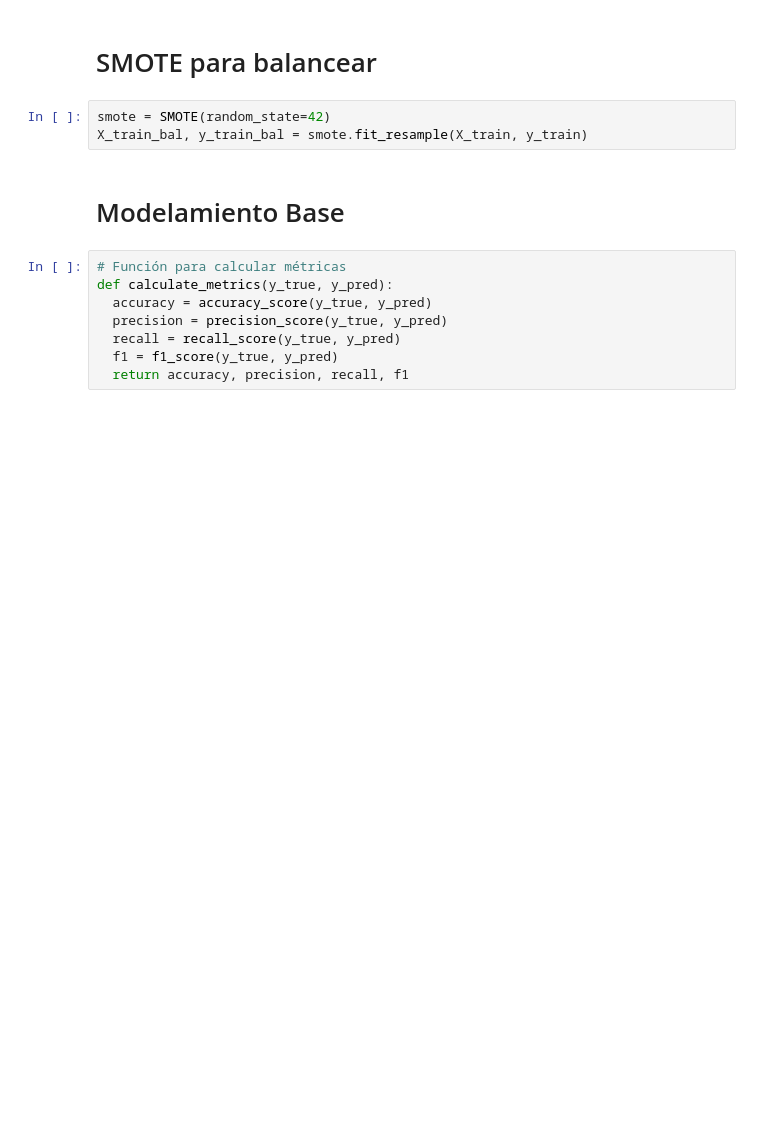
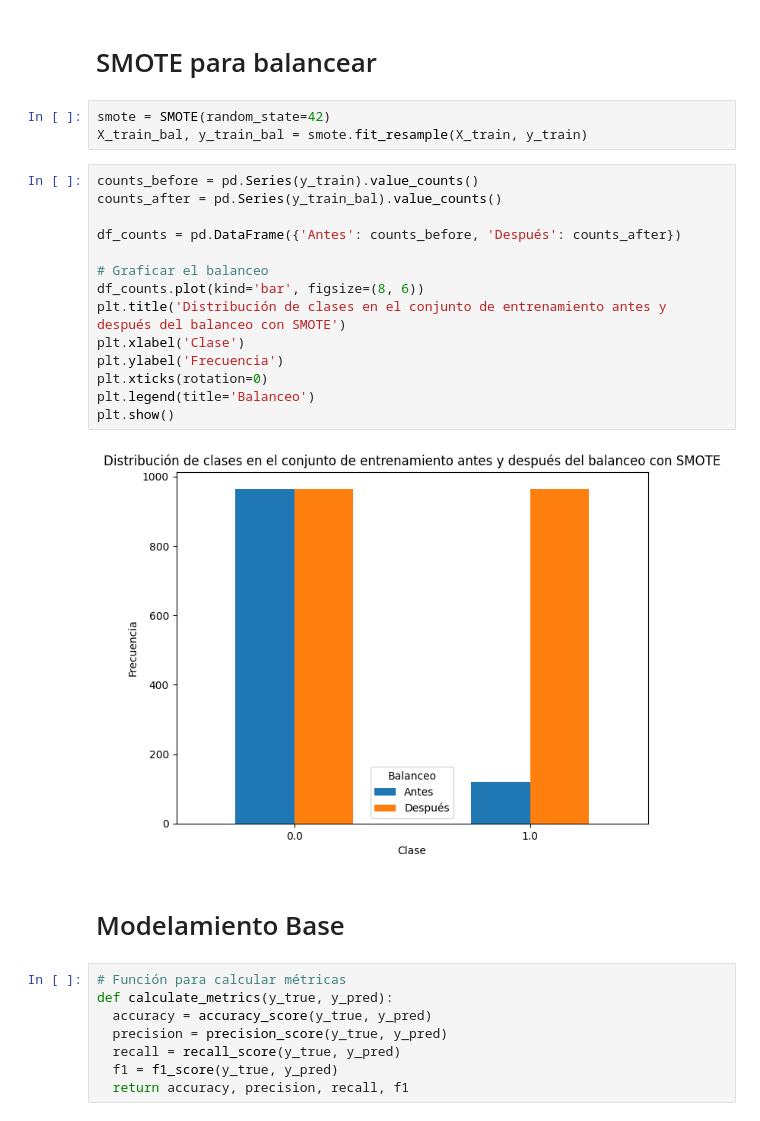
Before and after one commit to GeraldineQuispeT/Machine-Learning, a Jupyter notebook: Proyecto_Clasificacion_Balanceo_ML.ipynb, the cells around one changed output. Cells and saved outputs as stored; diff of their text form; blank space fills up the shorter version.

```diff
--- a/Proyecto_Clasificacion_Balanceo_ML.ipynb
+++ b/Proyecto_Clasificacion_Balanceo_ML.ipynb
@@ -135,6 +125,22 @@ X_test = scaler.transform(X_test)        # Transforma test usando los stats del
 # %%
 smote = SMOTE(random_state=42)
 X_train_bal, y_train_bal = smote.fit_resample(X_train, y_train)
+# %%
+counts_before = pd.Series(y_train).value_counts()
+counts_after = pd.Series(y_train_bal).value_counts()
+
+df_counts = pd.DataFrame({'Antes': counts_before, 'Después': counts_after})
+
+# Graficar el balanceo
+df_counts.plot(kind='bar', figsize=(8, 6))
+plt.title('Distribución de clases en el conjunto de entrenamiento antes y después del balanceo con SMOTE')
+plt.xlabel('Clase')
+plt.ylabel('Frecuencia')
+plt.xticks(rotation=0)
+plt.legend(title='Balanceo')
+plt.show()
+# %% [output]
+[figure, added]
 # %% [markdown]
 # Modelamiento Base
 # %%
```
Also changed, not shown: parts of 24 cells of this notebook.
